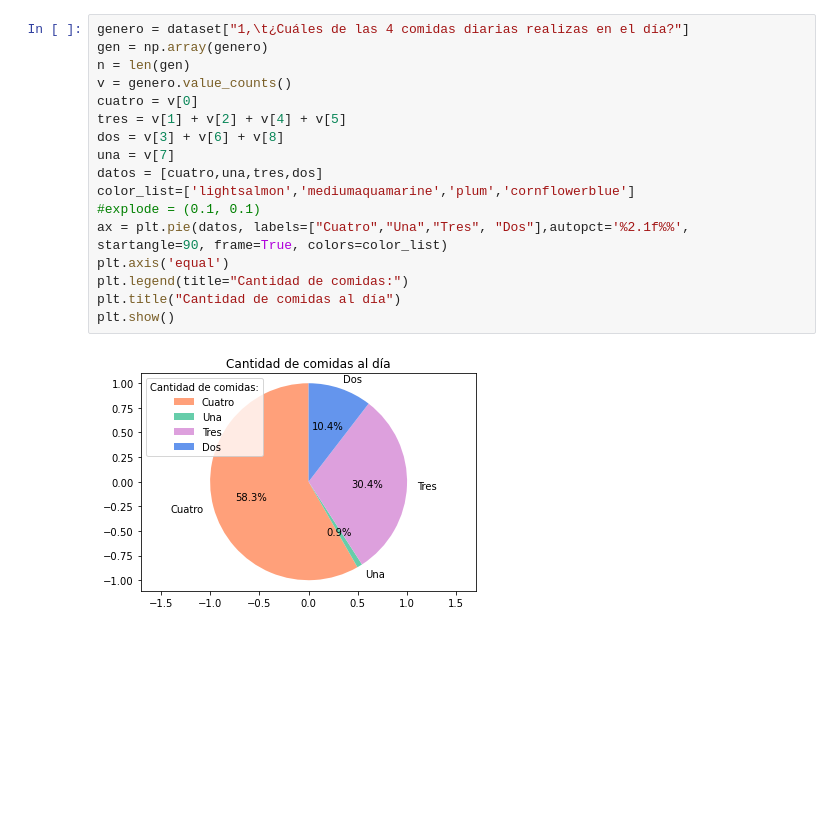
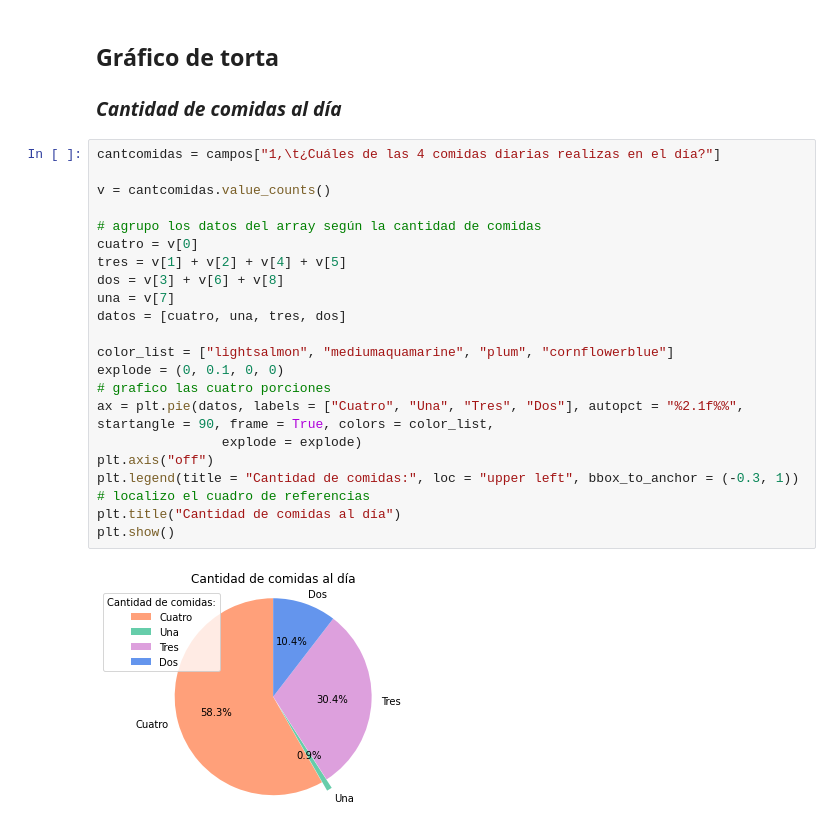
Before and after one commit to bellhipi/Probabilidad-Python-Nutrici-n, a Jupyter notebook: Jupyter notebook/Trabajo.ipynb, the cells around one changed output. Cells and saved outputs as stored; diff of their text form; blank space fills up the shorter version.

```diff
--- a/Jupyter notebook/Trabajo.ipynb
+++ b/Jupyter notebook/Trabajo.ipynb
@@ -197,19 +263,26 @@ plt.show()
+# %% [markdown]
+## Gráfico de torta
+### *Cantidad de comidas al día*
 # %%
-genero = dataset["1,\t¿Cuáles de las 4 comidas diarias realizas en el día?"]
-gen = np.array(genero)
-n = len(gen)
-v = genero.value_counts()
+cantcomidas = campos["1,\t¿Cuáles de las 4 comidas diarias realizas en el día?"]
+
+v = cantcomidas.value_counts()
+
+# agrupo los datos del array según la cantidad de comidas
 cuatro = v[0]
 tres = v[1] + v[2] + v[4] + v[5]
 dos = v[3] + v[6] + v[8]
 una = v[7]
-datos = [cuatro,una,tres,dos]
-color_list=['lightsalmon','mediumaquamarine','plum','cornflowerblue']
-#explode = (0.1, 0.1)
-ax = plt.pie(datos, labels=["Cuatro","Una","Tres", "Dos"],autopct='%2.1f%%', startangle=90, frame=True, colors=color_list)
-plt.axis('equal')
-plt.legend(title="Cantidad de comidas:")
+datos = [cuatro, una, tres, dos]
+
+color_list = ["lightsalmon", "mediumaquamarine", "plum", "cornflowerblue"]
+explode = (0, 0.1, 0, 0)
+# grafico las cuatro porciones
+ax = plt.pie(datos, labels = ["Cuatro", "Una", "Tres", "Dos"], autopct = "%2.1f%%", startangle = 90, frame = True, colors = color_list,
+                explode = explode)
+plt.axis("off")
+plt.legend(title = "Cantidad de comidas:", loc = "upper left", bbox_to_anchor = (-0.3, 1)) # localizo el cuadro de referencias
 plt.title("Cantidad de comidas al día")
 plt.show()
 # %% [output]
-[figure, old version]
+[figure, new version]
```
Also changed, not shown: parts of 38 cells of this notebook, 1 other file.
